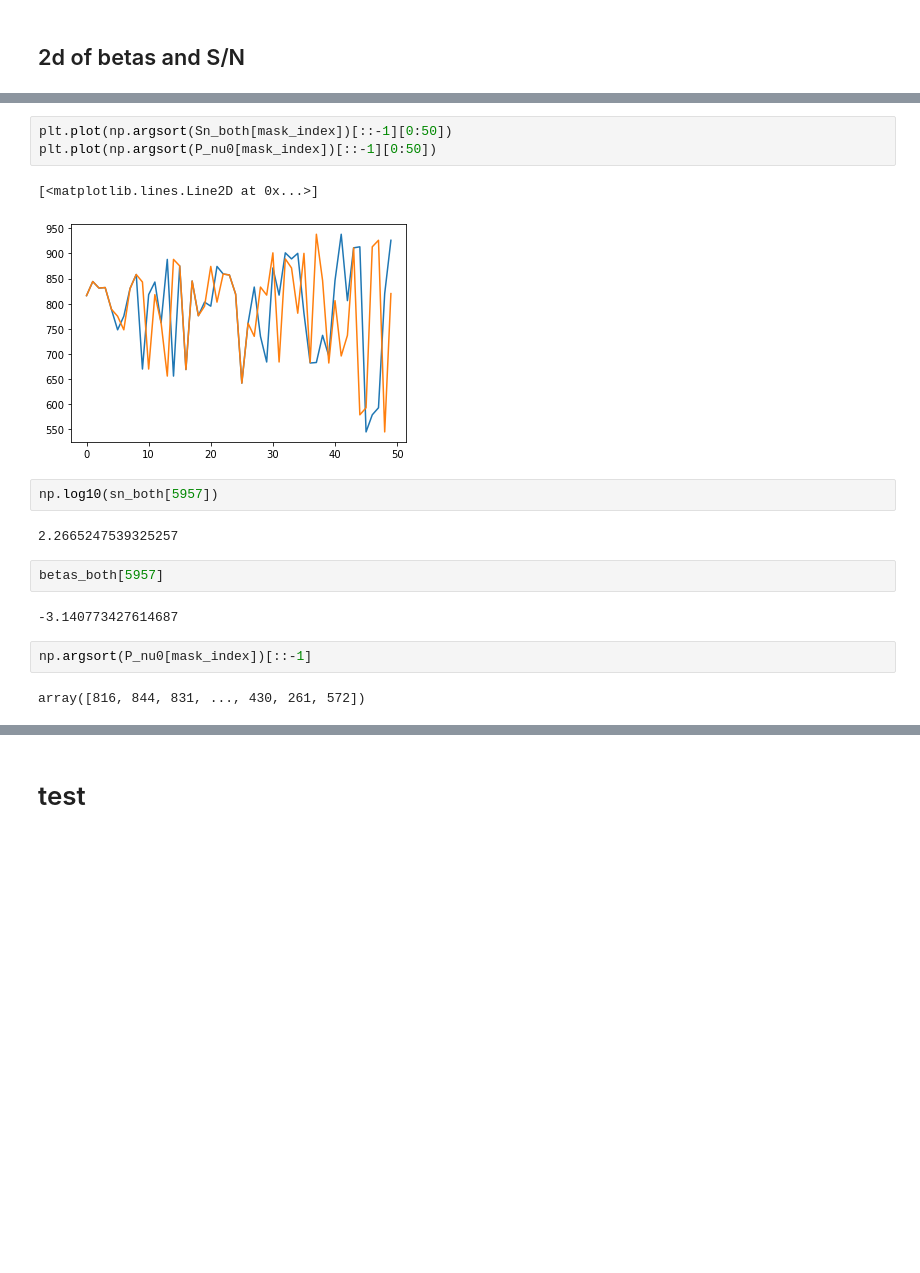
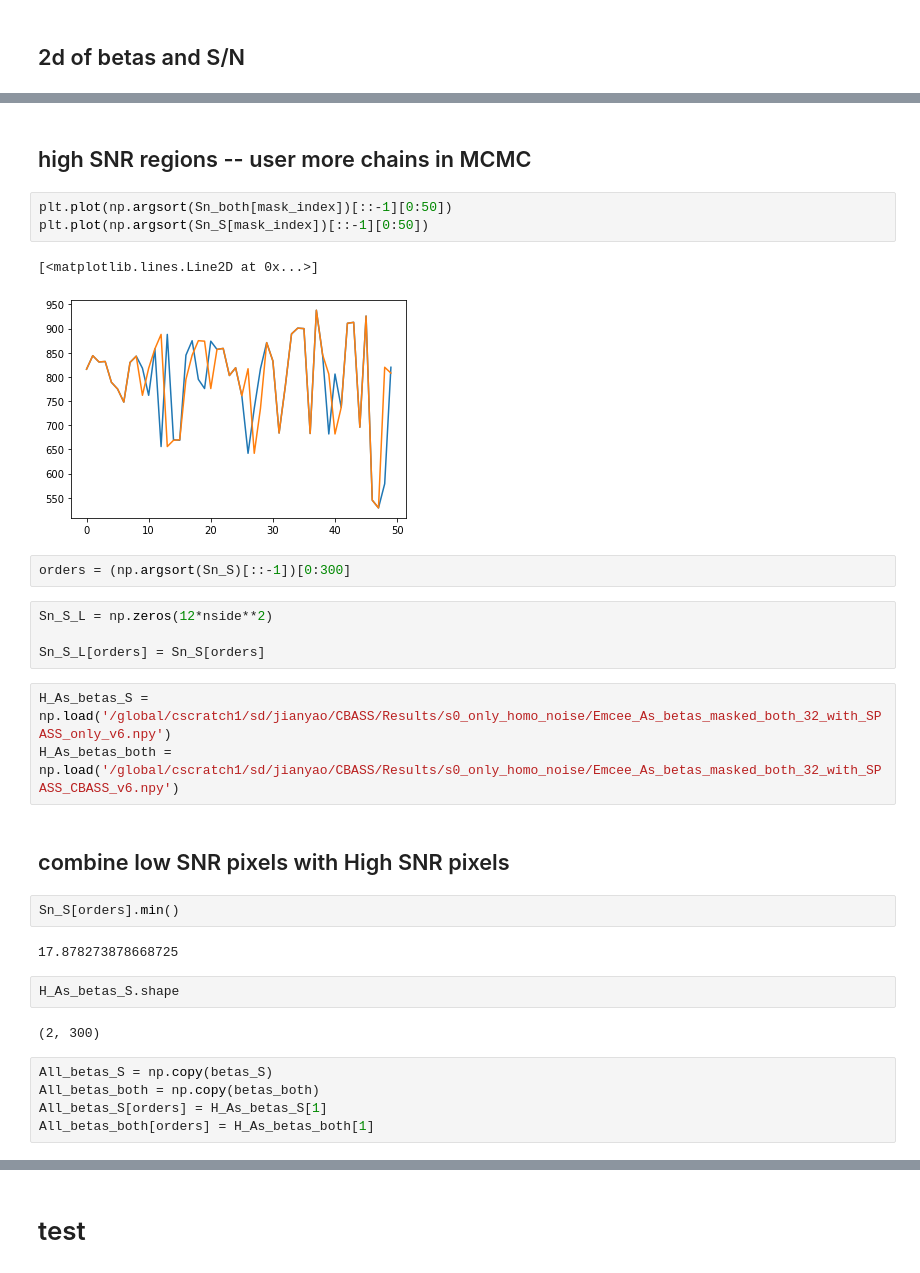
Before and after one commit to yaojian95/Beta_s, a Jupyter notebook: Likelihood_analysis.ipynb, the cells around one changed output, grey strips where cells are left out. Drawn from its saved outputs; the diff is of its cells as text; blank space fills up the shorter version.

```diff
--- a/Likelihood_analysis.ipynb
+++ b/Likelihood_analysis.ipynb
@@ -333,18 +288,32 @@ Text(0.5, 0, '$log_{10}(S/N)$, Geometric mean')
+# %% [markdown]
+## high SNR regions -- user more chains in MCMC
 # %%
 plt.plot(np.argsort(Sn_both[mask_index])[::-1][0:50])
-plt.plot(np.argsort(P_nu0[mask_index])[::-1][0:50])
+plt.plot(np.argsort(Sn_S[mask_index])[::-1][0:50])
 # %% [output]
 [<matplotlib.lines.Line2D at 0x...>]
-[figure, old version]
+[figure, new version]
-# %%
-np.log10(sn_both[5957])
-# %% [output]
-2.2665247539325257
-# %%
-betas_both[5957]
-# %% [output]
--3.140773427614687
-# %%
-np.argsort(P_nu0[mask_index])[::-1]
-# %% [output]
-array([816, 844, 831, ..., 430, 261, 572])
+# %%
+orders = (np.argsort(Sn_S)[::-1])[0:300]
+# %%
+Sn_S_L = np.zeros(12*nside**2)
+
+Sn_S_L[orders] = Sn_S[orders]
+# %%
+H_As_betas_S = np.load('/global/cscratch1/sd/jianyao/CBASS/Results/s0_only_homo_noise/Emcee_As_betas_masked_both_32_with_SPASS_only_v6.npy')
+H_As_betas_both = np.load('/global/cscratch1/sd/jianyao/CBASS/Results/s0_only_homo_noise/Emcee_As_betas_masked_both_32_with_SPASS_CBASS_v6.npy')
+# %% [markdown]
+## combine low SNR pixels with High SNR pixels
+# %%
+Sn_S[orders].min()
+# %% [output]
+17.878273878668725
+# %%
+H_As_betas_S.shape
+# %% [output]
+(2, 300)
+# %%
+All_betas_S = np.copy(betas_S)
+All_betas_both = np.copy(betas_both)
+All_betas_S[orders] = H_As_betas_S[1]
+All_betas_both[orders] = H_As_betas_both[1]
```
Also changed, not shown: parts of 46 cells of this notebook.
